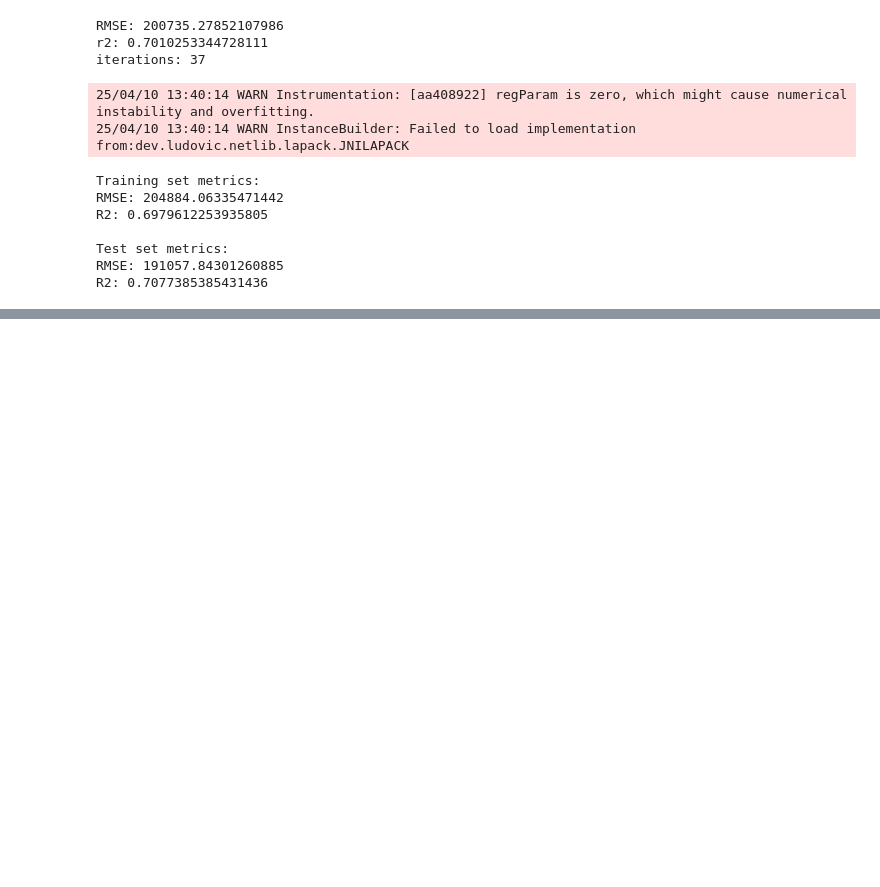
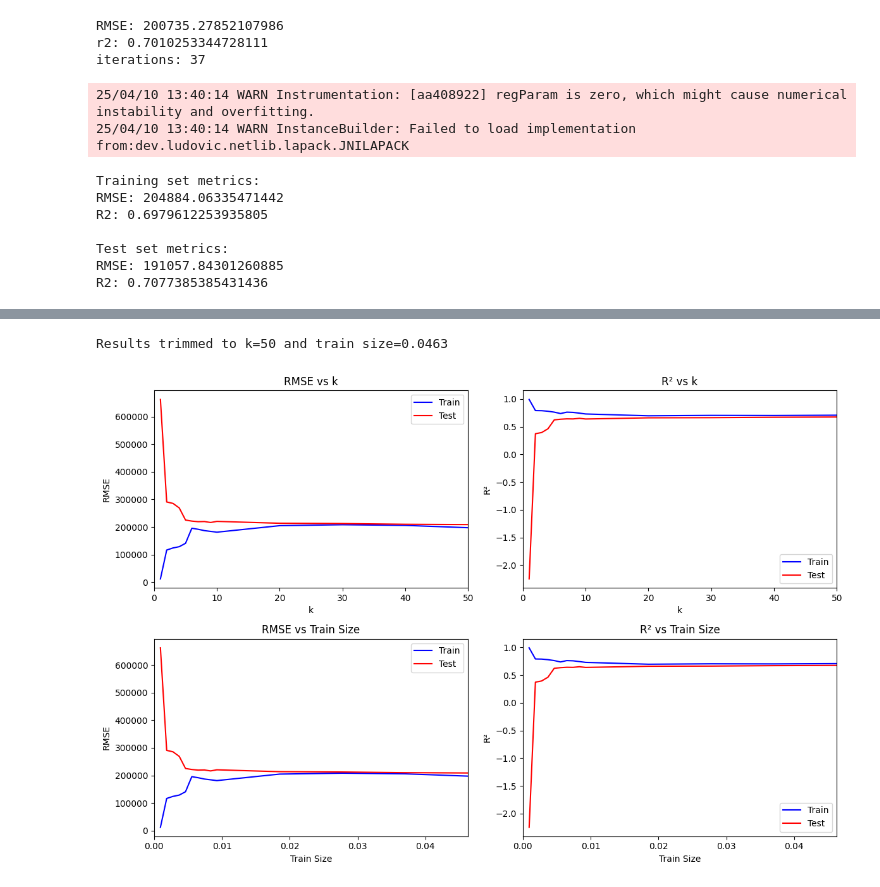
Before and after one commit to IwoSzczepaniak/DataExploration, a Jupyter notebook: src/main/resources/spark-jdk17/spark-jupyter/lab5.ipynb, the cells around one changed output, grey strips where cells are left out. Drawn from its saved outputs; the diff is of its cells as text; code cells hidden in the pictures; blank space fills up the shorter version.

```diff
--- a/src/main/resources/spark-jdk17/spark-jupyter/lab5.ipynb
+++ b/src/main/resources/spark-jdk17/spark-jupyter/lab5.ipynb
@@ -169,0 +213,16 @@ R2: 0.7077385385431436
+# %%
+import pandas as pd
+
+k_values = list(range(1, 11)) + list(range(20, 101, 10)) + list(range(200, 301, 100))
+
+results = []
+for k in k_values:
+    print(f"Evaluating model with k={k}")
+    result = evaluate_model_with_test_size(df2, k)
+    results.append(result)
+
+results_df = pd.DataFrame(results)
+
+pd.set_option('display.precision', 4)
+display(results_df[['k', 'test_size', 'train_size', 'train_count', 'test_count',
+                   'rmse_train', 'rmse_test', 'r2_train', 'r2_test']])
@@ -169,0 +264,48 @@ R2: 0.7077385385431436
+# %%
+import matplotlib.pyplot as plt
+
+plt.figure(figsize=(12, 8))
+
+plt.subplot(2, 2, 1)
+plt.plot(results_df['k'], results_df['rmse_train'], 'b-', label='Train')
+plt.plot(results_df['k'], results_df['rmse_test'], 'r-', label='Test')
+plt.xlabel('k')
+plt.ylabel('RMSE')
+plt.title('RMSE vs k')
+plt.xlim(0, 50)
+plt.legend()
+
+plt.subplot(2, 2, 2)
+plt.plot(results_df['k'], results_df['r2_train'], 'b-', label='Train')
+plt.plot(results_df['k'], results_df['r2_test'], 'r-', label='Test')
+plt.xlabel('k')
+plt.ylabel('R²')
+plt.title('R² vs k')
+plt.xlim(0, 50)
+plt.legend()
+
+plt.subplot(2, 2, 3)
+plt.plot(results_df['train_size'], results_df['rmse_train'], 'b-', label='Train')
+plt.plot(results_df['train_size'], results_df['rmse_test'], 'r-', label='Test')
+plt.xlabel('Train Size')
+plt.ylabel('RMSE')
+plt.title('RMSE vs Train Size')
+plt.xlim(0, 0.0463)
+plt.legend()
+
+plt.subplot(2, 2, 4)
+plt.plot(results_df['train_size'], results_df['r2_train'], 'b-', label='Train')
+plt.plot(results_df['train_size'], results_df['r2_test'], 'r-', label='Test')
+plt.xlabel('Train Size')
+plt.ylabel('R²')
+plt.title('R² vs Train Size')
+plt.xlim(0, 0.0463)
+plt.legend()
+
+print("Results trimmed to k=50 and train size=0.0463")
+
+plt.tight_layout()
+plt.show()
+# %% [output]
+Results trimmed to k=50 and train size=0.0463
+[figure, added]
```
Also changed, not shown: parts of 3 cells of this notebook.
